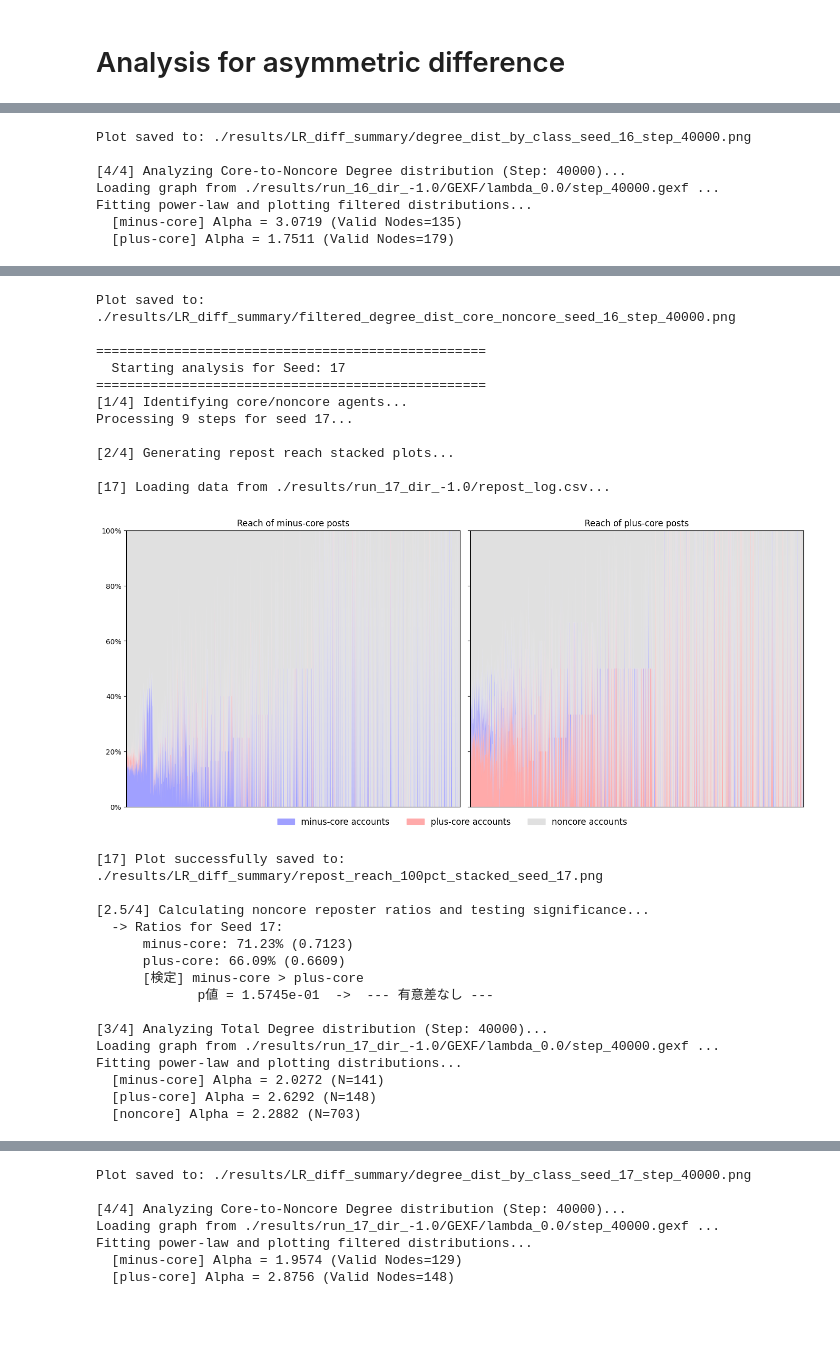
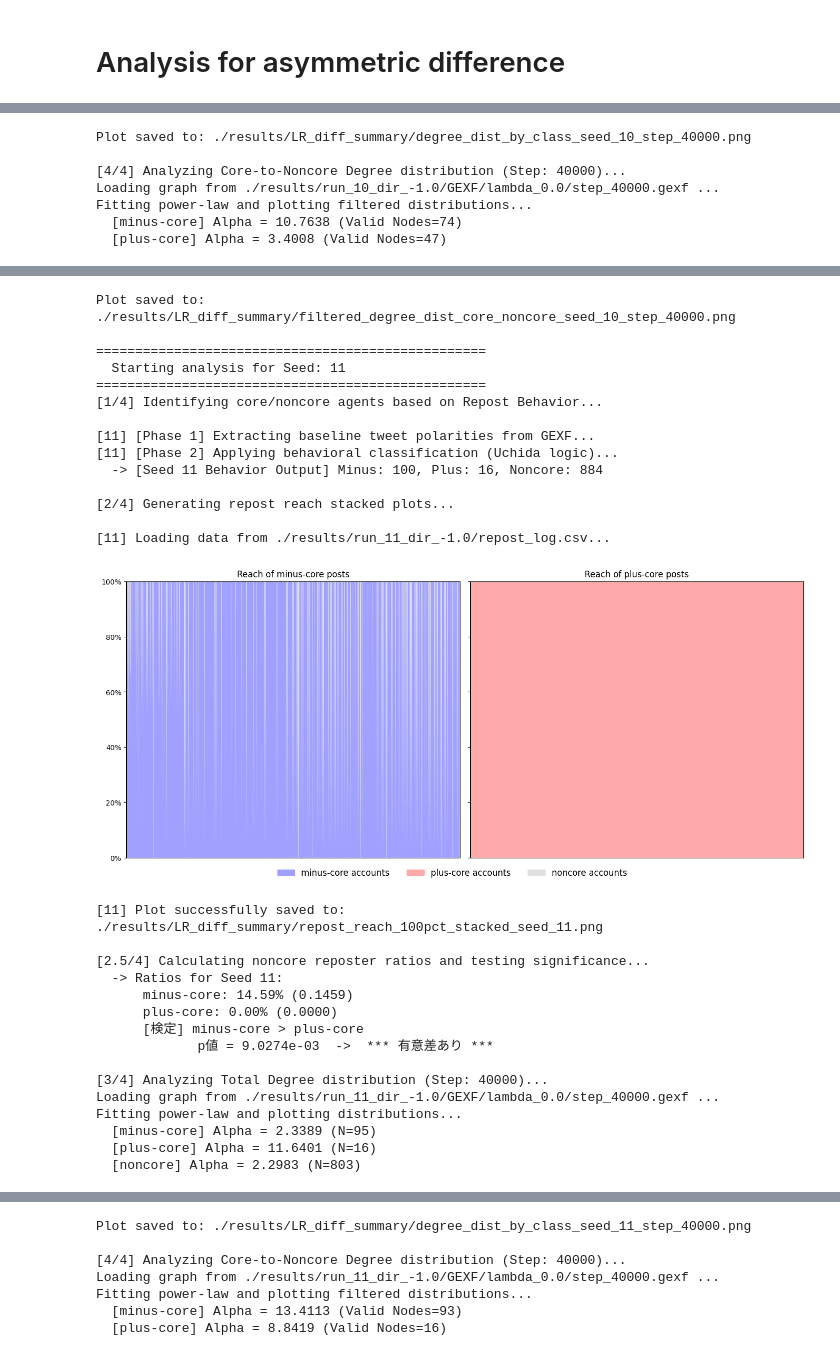
Before and after one commit to tooooomoya/moderates-foster-polarization, a Jupyter notebook: LR-diff-analysis.ipynb, the cells around one changed output, grey strips where cells are left out. Drawn from its saved outputs; the diff is of its cells as text; code cells hidden in the pictures; blank space fills up the shorter version.

Commit message:
new identification logic

```diff
--- a/LR-diff-analysis.ipynb
+++ b/LR-diff-analysis.ipynb
@@ -232,7 +385,7 @@ import matplotlib.pyplot as plt
 import numpy as np
 import os
 
-def plot_repost_reach_stacked(repost_csv_path, agent_classification, seed, output_dir="./results/LR_diff_summary"):
+def plot_repost_reach_stacked(repost_csv_path, agent_classification, seed, start_step=0, output_dir="./results/LR_diff_summary"):
     print(f"\n[{seed}] Loading data from {repost_csv_path}...")
 
     try:
@@ -240,6 +393,8 @@ def plot_repost_reach_stacked(repost_csv_path, agent_classification, seed, outpu
     except Exception as e:
         print(f"[{seed}] [ERROR] Failed to load CSV: {e}")
         return
+
+    df = df[df['step'] >= start_step]
 
     if df.empty:
         print(f"[{seed}] [ERROR] CSV is empty.")
@@ -366,7 +521,7 @@ def plot_repost_reach_stacked(repost_csv_path, agent_classification, seed, outpu
 import pandas as pd
 from scipy import stats
 
-def calculate_noncore_repost_ratio(repost_csv_path, agent_classification, seed):
+def calculate_noncore_repost_ratio(repost_csv_path, agent_classification, seed, start_step=0):
     """
     各コアエージェント(minus/plus)について、自身への全リポストのうち
     noncoreエージェントからのリポストが占める割合を計算し、
@@ -377,6 +532,8 @@ def calculate_noncore_repost_ratio(repost_csv_path, agent_classification, seed):
     except Exception as e:
         print(f"[{seed}] [ERROR] Failed to load CSV: {e}")
         return None, None
+
+    df = df[df['step'] >= start_step]
 
     if df.empty:
         return None, None
@@ -735,12 +892,13 @@ def plot_core_noncore_degree_distribution(gexf_path, agent_classification, seed,
 if __name__ == "__main__":
     # --- 実行設定 ---
     TARGET_SIGN = -1.0
-    SEED_TABLE = [16, 17, 18, 19, 20, 21]
+    SEED_TABLE = [10, 11, 12]
     TARGET_STEP = 40000  # ネットワーク指標を評価するステップ
 
     RESULTS_DIR = "./results"
     OUTPUT_DIR = "./results/LR_diff_summary"
     os.makedirs(OUTPUT_DIR, exist_ok=True)
+    ANALYSIS_START_STEP = 30000
 
     # 後で全体平均を出すためのデータ格納用辞書
     all_alphas_total = {}
@@ -760,8 +918,19 @@ if __name__ == "__main__":
             continue
 
         # 1. エージェントの役割（core/noncore）を特定
-        print("[1/4] Identifying core/noncore agents...")
-        agent_dict = identify_core(seed=seed, target_sign=TARGET_SIGN)
+        print("[1/4] Identifying core/noncore agents based on Repost Behavior...")
+
+        # ここでパラメータ（開始ステップ、最低リポスト数、倍率）を指定します
+        agent_dict = identify_core(
+            seed=seed,
+            target_sign=TARGET_SIGN,
+            start_step=5000,
+            min_reposts=10,
+            ratio_multiplier=2.0,
+            m_th=-0.6,
+            p_th=0.6
+        )
+
         if not agent_dict:
             print("  -> Classification failed. Skipping to next seed.")
             continue
@@ -770,14 +939,14 @@ if __name__ == "__main__":
         print("\n[2/4] Generating repost reach stacked plots...")
         repost_csv_path = os.path.join(run_dir, "repost_log.csv")
         if os.path.exists(repost_csv_path):
-            plot_repost_reach_stacked(repost_csv_path, agent_dict, seed, output_dir=OUTPUT_DIR)
+            plot_repost_reach_stacked(repost_csv_path, agent_dict, seed, start_step=ANALYSIS_START_STEP, output_dir=OUTPUT_DIR)
         else:
             print(f"  -> Repost log not found at {repost_csv_path}")
 
         # 2.5 追加: noncore reposterの割合平均を計算と片側検定
         print("\n[2.5/4] Calculating noncore reposter ratios and testing significance...")
         if os.path.exists(repost_csv_path):
-            ratios, test_info = calculate_noncore_repost_ratio(repost_csv_path, agent_dict, seed)
+            ratios, test_info = calculate_noncore_repost_ratio(repost_csv_path, agent_dict, seed, start_step=ANALYSIS_START_STEP)
             if ratios:
                 all_noncore_ratios[seed] = ratios
                 print(f"  -> Ratios for Seed {seed}:")
@@ -847,7 +1019,7 @@ Fitting power-law and plotting distributions...
-Plot saved to: ./results/LR_diff_summary/degree_dist_by_class_seed_16_step_40000.png
+Plot saved to: ./results/LR_diff_summary/degree_dist_by_class_seed_10_step_40000.png
 
 [4/4] Analyzing Core-to-Noncore Degree distribution (Step: 40000)...
-Loading graph from ./results/run_16_dir_-1.0/GEXF/lambda_0.0/step_40000.gexf ...
+Loading graph from ./results/run_10_dir_-1.0/GEXF/lambda_0.0/step_40000.gexf ...
 Fitting power-law and plotting filtered distributions...
-  [minus-core] Alpha = 3.0719 (Valid Nodes=135)
-  [plus-core] Alpha = 1.7511 (Valid Nodes=179)
+  [minus-core] Alpha = 10.7638 (Valid Nodes=74)
+  [plus-core] Alpha = 3.4008 (Valid Nodes=47)
@@ -855,27 +1027,30 @@ Fitting power-law and plotting filtered distributions...
-Plot saved to: ./results/LR_diff_summary/filtered_degree_dist_core_noncore_seed_16_step_40000.png
+Plot saved to: ./results/LR_diff_summary/filtered_degree_dist_core_noncore_seed_10_step_40000.png
 
 ==================================================
-  Starting analysis for Seed: 17
+  Starting analysis for Seed: 11
 ==================================================
-[1/4] Identifying core/noncore agents...
-Processing 9 steps for seed 17...
+[1/4] Identifying core/noncore agents based on Repost Behavior...
+
+[11] [Phase 1] Extracting baseline tweet polarities from GEXF...
+[11] [Phase 2] Applying behavioral classification (Uchida logic)...
+  -> [Seed 11 Behavior Output] Minus: 100, Plus: 16, Noncore: 884
 
 [2/4] Generating repost reach stacked plots...
 
-[17] Loading data from ./results/run_17_dir_-1.0/repost_log.csv...
+[11] Loading data from ./results/run_11_dir_-1.0/repost_log.csv...
-[figure, old version]
+[figure, new version]
-[17] Plot successfully saved to: ./results/LR_diff_summary/repost_reach_100pct_stacked_seed_17.png
+[11] Plot successfully saved to: ./results/LR_diff_summary/repost_reach_100pct_stacked_seed_11.png
 
 [2.5/4] Calculating noncore reposter ratios and testing significance...
-  -> Ratios for Seed 17:
-      minus-core: 71.23% (0.7123)
-      plus-core: 66.09% (0.6609)
+  -> Ratios for Seed 11:
+      minus-core: 14.59% (0.1459)
+      plus-core: 0.00% (0.0000)
       [検定] minus-core > plus-core
-             p値 = 1.5745e-01  ->  --- 有意差なし ---
+             p値 = 9.0274e-03  ->  *** 有意差あり ***
 
 [3/4] Analyzing Total Degree distribution (Step: 40000)...
-Loading graph from ./results/run_17_dir_-1.0/GEXF/lambda_0.0/step_40000.gexf ...
+Loading graph from ./results/run_11_dir_-1.0/GEXF/lambda_0.0/step_40000.gexf ...
 Fitting power-law and plotting distributions...
-  [minus-core] Alpha = 2.0272 (N=141)
-  [plus-core] Alpha = 2.6292 (N=148)
-  [noncore] Alpha = 2.2882 (N=703)
+  [minus-core] Alpha = 2.3389 (N=95)
+  [plus-core] Alpha = 11.6401 (N=16)
+  [noncore] Alpha = 2.2983 (N=803)
@@ -883,7 +1058,7 @@ Fitting power-law and plotting distributions...
-Plot saved to: ./results/LR_diff_summary/degree_dist_by_class_seed_17_step_40000.png
+Plot saved to: ./results/LR_diff_summary/degree_dist_by_class_seed_11_step_40000.png
 
 [4/4] Analyzing Core-to-Noncore Degree distribution (Step: 40000)...
-Loading graph from ./results/run_17_dir_-1.0/GEXF/lambda_0.0/step_40000.gexf ...
+Loading graph from ./results/run_11_dir_-1.0/GEXF/lambda_0.0/step_40000.gexf ...
 Fitting power-law and plotting filtered distributions...
-  [minus-core] Alpha = 1.9574 (Valid Nodes=129)
-  [plus-core] Alpha = 2.8756 (Valid Nodes=148)
+  [minus-core] Alpha = 13.4113 (Valid Nodes=93)
+  [plus-core] Alpha = 8.8419 (Valid Nodes=16)
```
Also changed, not shown: parts of 3 cells of this notebook, 2 other files.
